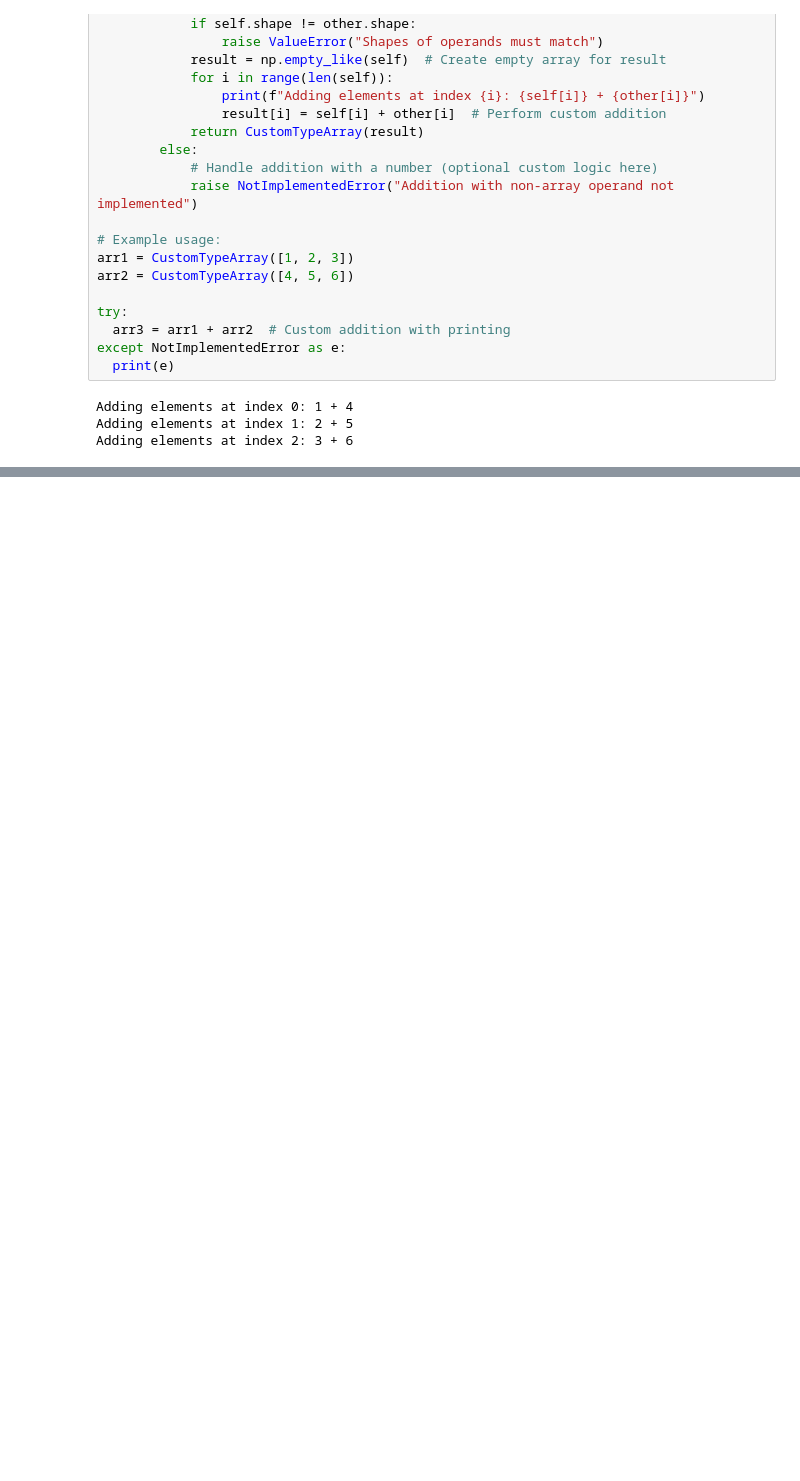
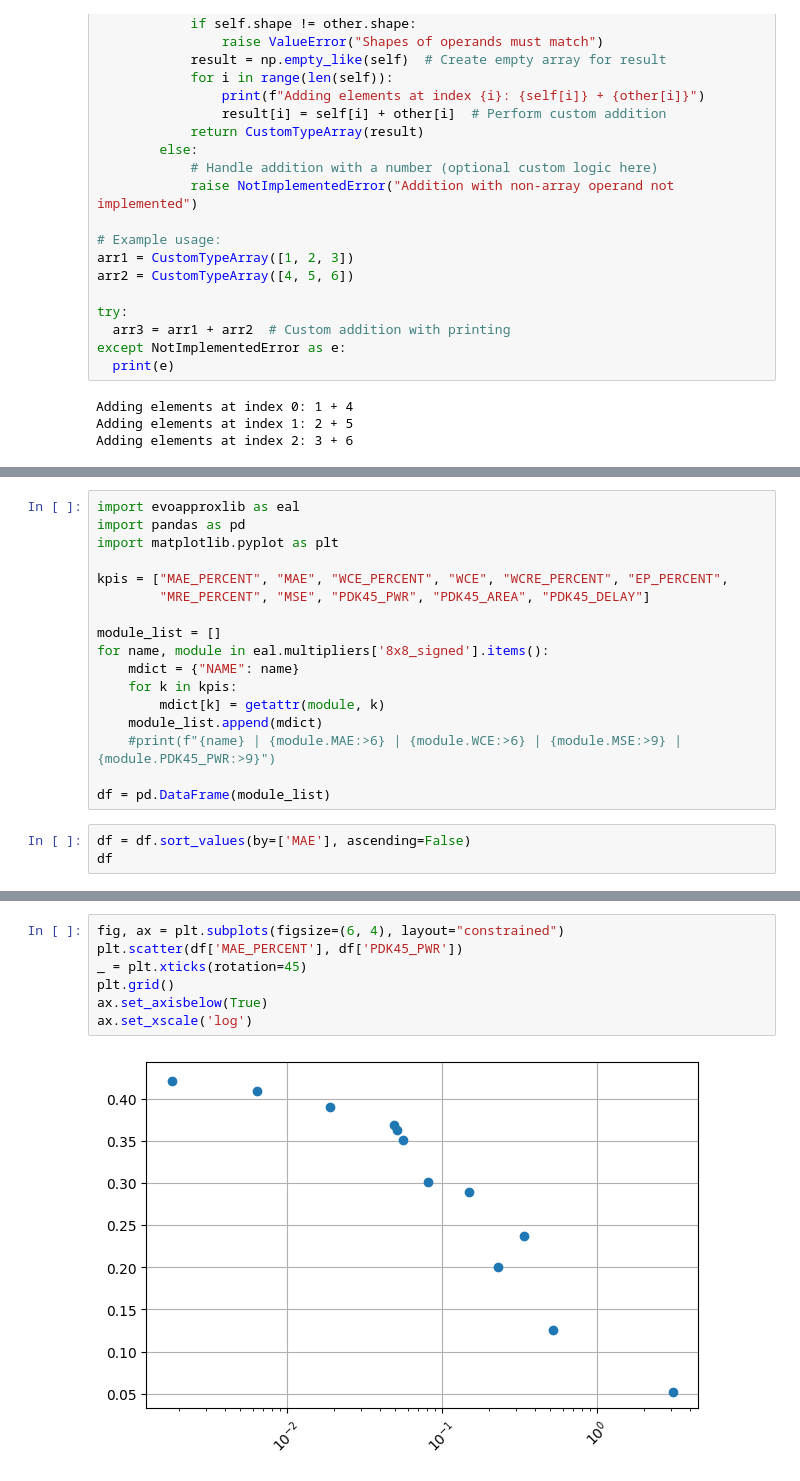
Before and after one commit to agrenier-gnss/axcgnss, a Jupyter notebook: signal_theory.ipynb, the cells around one changed output, grey strips where cells are left out. Saved outputs shown, nothing was run; the diff lists cells and outputs as text; blank space fills up the shorter version.

```diff
--- a/signal_theory.ipynb
+++ b/signal_theory.ipynb
@@ -101,0 +133,20 @@ Adding elements at index 2: 3 + 6
+# %%
+import evoapproxlib as eal
+import pandas as pd
+import matplotlib.pyplot as plt
+
+kpis = ["MAE_PERCENT", "MAE", "WCE_PERCENT", "WCE", "WCRE_PERCENT", "EP_PERCENT",
+        "MRE_PERCENT", "MSE", "PDK45_PWR", "PDK45_AREA", "PDK45_DELAY"]
+
+module_list = []
+for name, module in eal.multipliers['8x8_signed'].items():
+    mdict = {"NAME": name}
+    for k in kpis:
+        mdict[k] = getattr(module, k)
+    module_list.append(mdict)
+    #print(f"{name} | {module.MAE:>6} | {module.WCE:>6} | {module.MSE:>9} | {module.PDK45_PWR:>9}")
+
+df = pd.DataFrame(module_list)
+# %%
+df = df.sort_values(by=['MAE'], ascending=False)
+df
@@ -101,0 +168,9 @@ Adding elements at index 2: 3 + 6
+# %%
+fig, ax = plt.subplots(figsize=(6, 4), layout="constrained")
+plt.scatter(df['MAE_PERCENT'], df['PDK45_PWR'])
+_ = plt.xticks(rotation=45)
+plt.grid()
+ax.set_axisbelow(True)
+ax.set_xscale('log')
+# %% [output]
+[figure, added]
```
Also changed, not shown: parts of 8 cells of this notebook, 4 other files.
